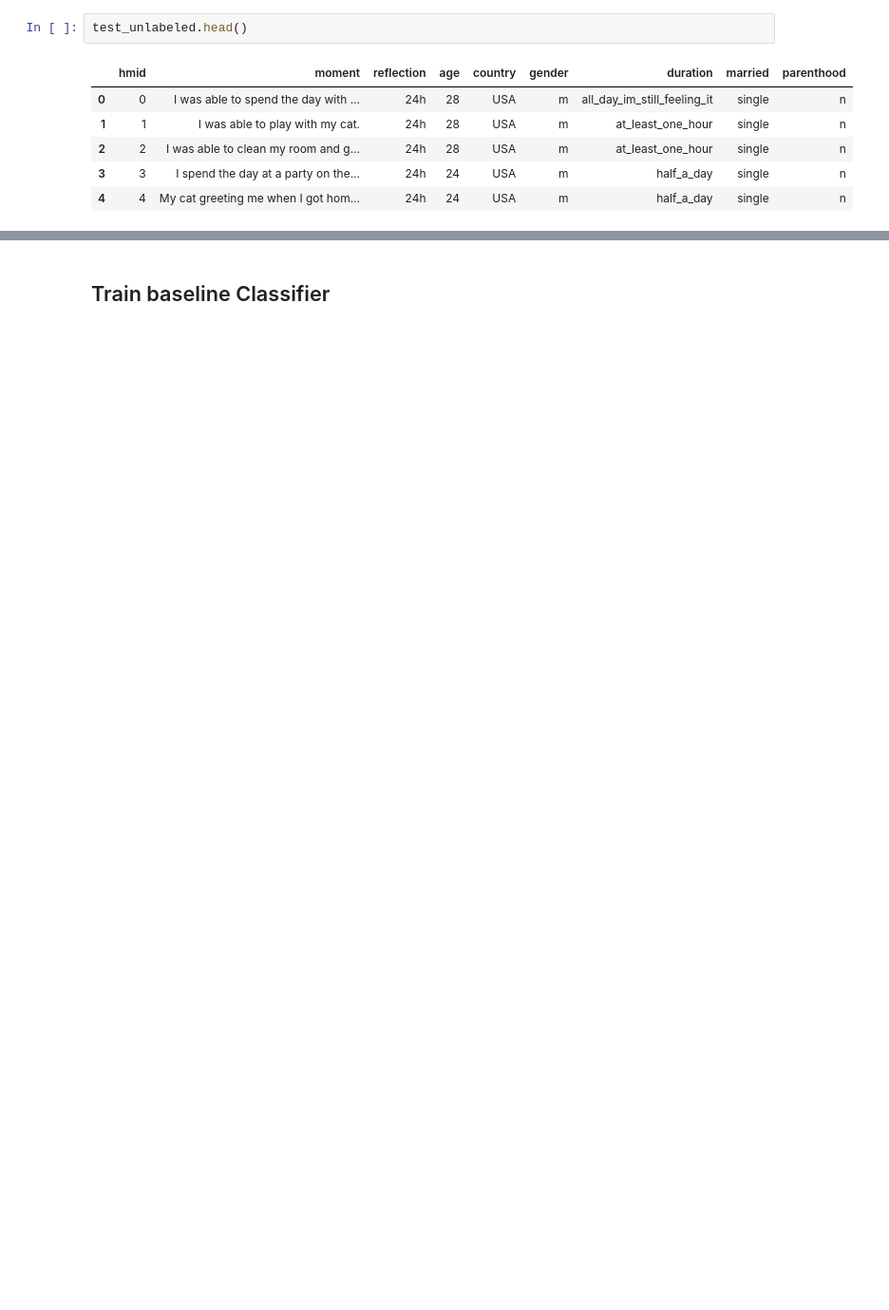
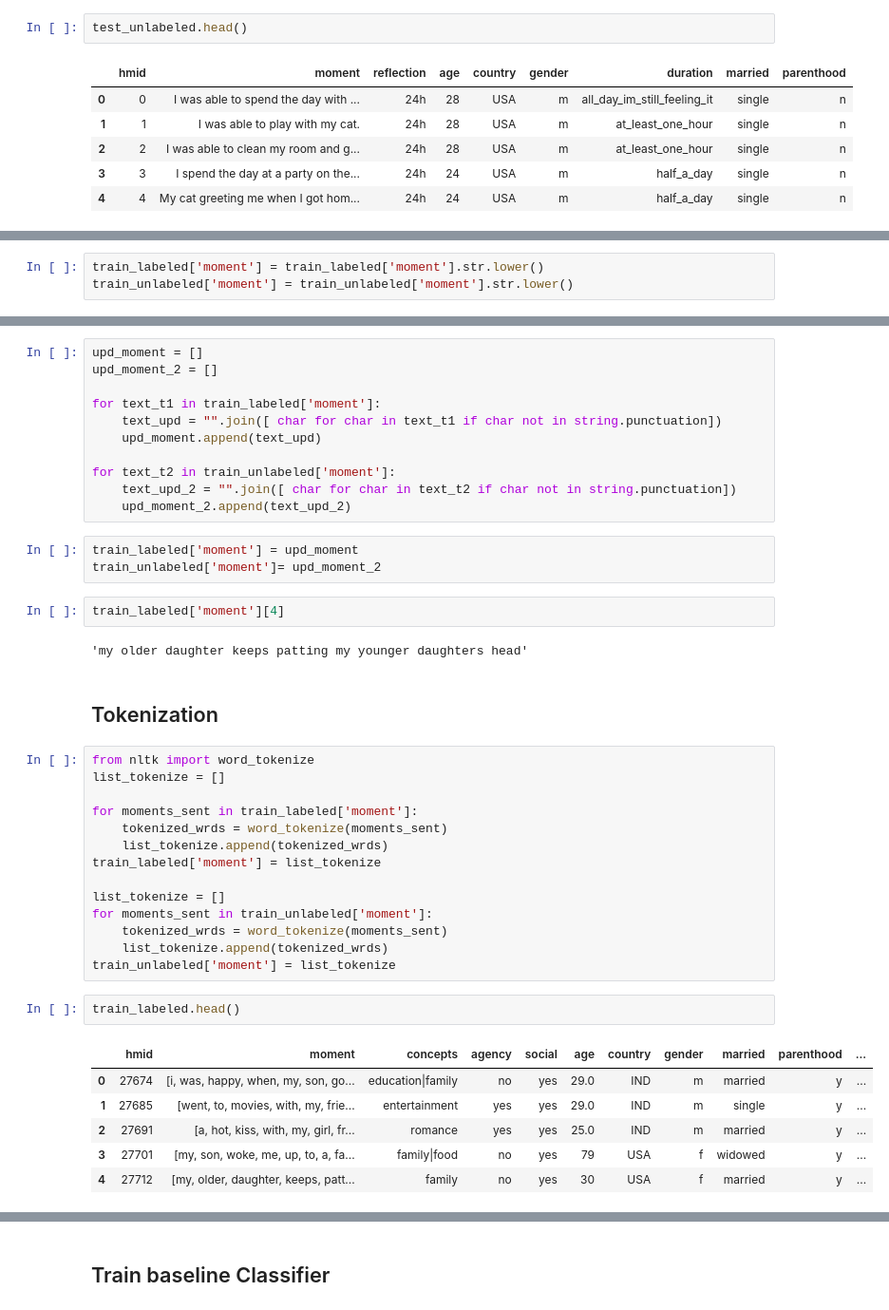
Before and after one commit to AadityaOfficial/CSI5386-CodeBase, a Jupyter notebook: Assignment2/Assignment2.ipynb, the cells around one changed output, grey strips where cells are left out. Shown at 95% size. Drawn from its saved outputs; the diff is of its cells as text; blank space fills up the shorter version.

```diff
--- a/Assignment2/Assignment2.ipynb
+++ b/Assignment2/Assignment2.ipynb
@@ -50,0 +67,3 @@ test_unlabeled.head()
+# %%
+train_labeled['moment'] = train_labeled['moment'].str.lower()
+train_unlabeled['moment'] = train_unlabeled['moment'].str.lower()
@@ -50,0 +85,43 @@ test_unlabeled.head()
+# %%
+upd_moment = []
+upd_moment_2 = []
+
+for text_t1 in train_labeled['moment']:
+    text_upd = "".join([ char for char in text_t1 if char not in string.punctuation])
+    upd_moment.append(text_upd)
+
+for text_t2 in train_unlabeled['moment']:
+    text_upd_2 = "".join([ char for char in text_t2 if char not in string.punctuation])
+    upd_moment_2.append(text_upd_2)
+# %%
+train_labeled['moment'] = upd_moment
+train_unlabeled['moment']= upd_moment_2
+# %%
+train_labeled['moment'][4]
+# %% [output]
+'my older daughter keeps patting my younger daughters head'
+# %% [markdown]
+## Tokenization ##
+# %%
+from nltk import word_tokenize
+list_tokenize = []
+
+for moments_sent in train_labeled['moment']:
+    tokenized_wrds = word_tokenize(moments_sent)
+    list_tokenize.append(tokenized_wrds)
+train_labeled['moment'] = list_tokenize
+
+list_tokenize = []
+for moments_sent in train_unlabeled['moment']:
+    tokenized_wrds = word_tokenize(moments_sent)
+    list_tokenize.append(tokenized_wrds)
+train_unlabeled['moment'] = list_tokenize
+# %%
+train_labeled.head()
+# %% [output]
+|  | hmid | moment | concepts | agency | social | age | country | gender | married | parenthood | ... |
+| 0 | 27674 | [i, was, happy, when, my, son, go... | education|family | no | yes | 29.0 | IND | m | married | y | ... |
+| 1 | 27685 | [went, to, movies, with, my, frie... | entertainment | yes | yes | 29.0 | IND | m | single | y | ... |
+| 2 | 27691 | [a, hot, kiss, with, my, girl, fr... | romance | yes | yes | 25.0 | IND | m | married | y | ... |
+| 3 | 27701 | [my, son, woke, me, up, to, a, fa... | family|food | no | yes | 79 | USA | f | widowed | y | ... |
+| 4 | 27712 | [my, older, daughter, keeps, patt... | family | no | yes | 30 | USA | f | married | y | ... |
```
Also changed, not shown: parts of 25 cells of this notebook.
